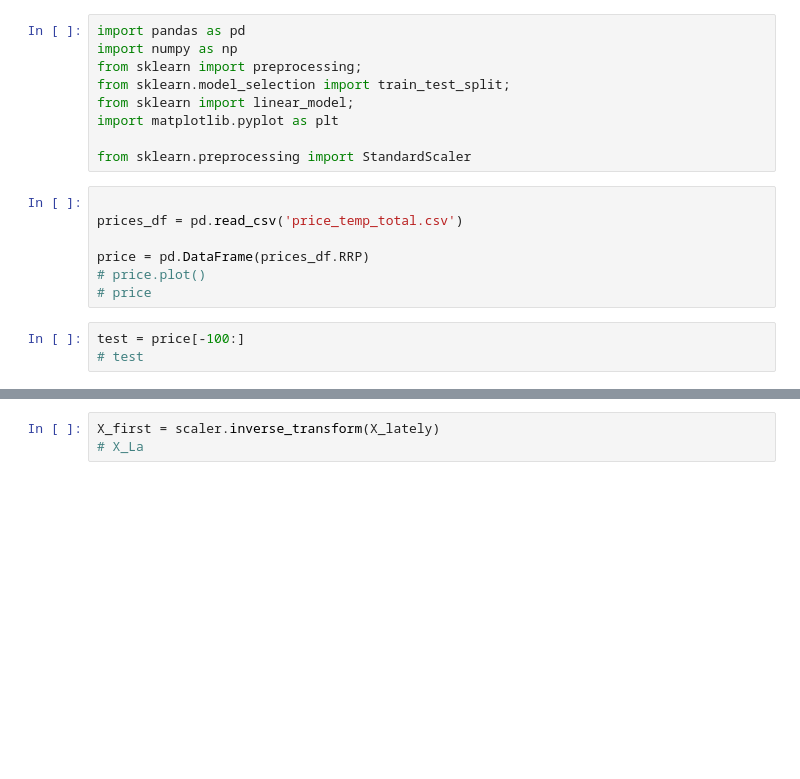
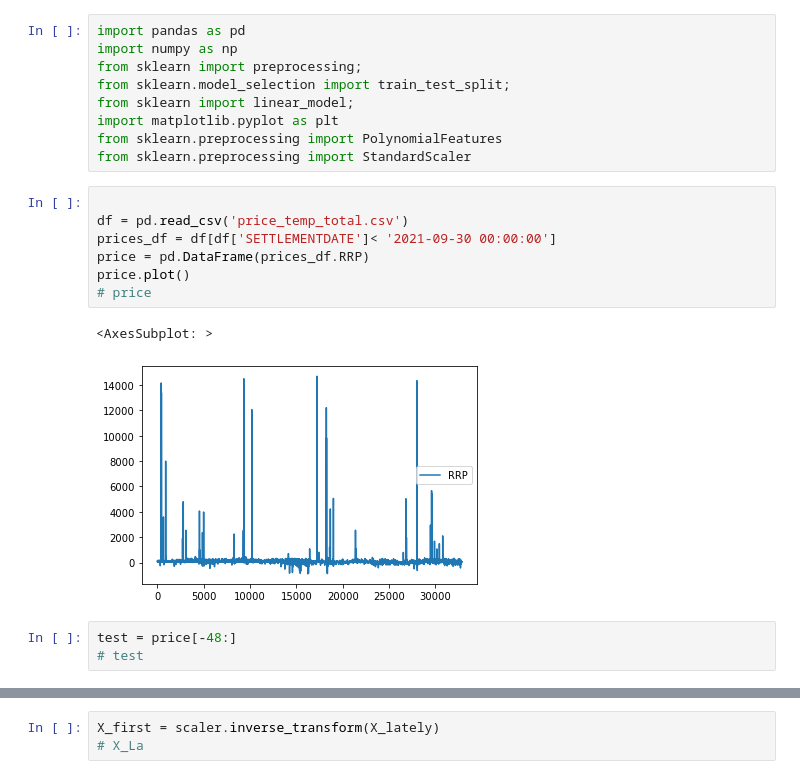
Before and after one commit to MatGhazi/Time_Series, a Jupyter notebook: LSTM_multivariant_Py/Linear_regression.ipynb, the cells around one changed output, grey strips where cells are left out. Cells and saved outputs as stored; diff of their text form; blank space fills up the shorter version.

```diff
--- a/LSTM_multivariant_Py/Linear_regression.ipynb
+++ b/LSTM_multivariant_Py/Linear_regression.ipynb
@@ -5,15 +5,18 @@ from sklearn import preprocessing;
 from sklearn.model_selection import train_test_split;
 from sklearn import linear_model;
 import matplotlib.pyplot as plt
-
+from sklearn.preprocessing import PolynomialFeatures
 from sklearn.preprocessing import StandardScaler
 # %%
 
-prices_df = pd.read_csv('price_temp_total.csv')
-
+df = pd.read_csv('price_temp_total.csv')
+prices_df = df[df['SETTLEMENTDATE']< '2021-09-30 00:00:00']
 price = pd.DataFrame(prices_df.RRP)
-# price.plot()
+price.plot()
 # price
+# %% [output]
+<AxesSubplot: >
+[figure, added]
 # %%
-test = price[-100:]
+test = price[-48:]
 # test
```
Also changed, not shown: parts of 9 cells of this notebook, 35 other files.
